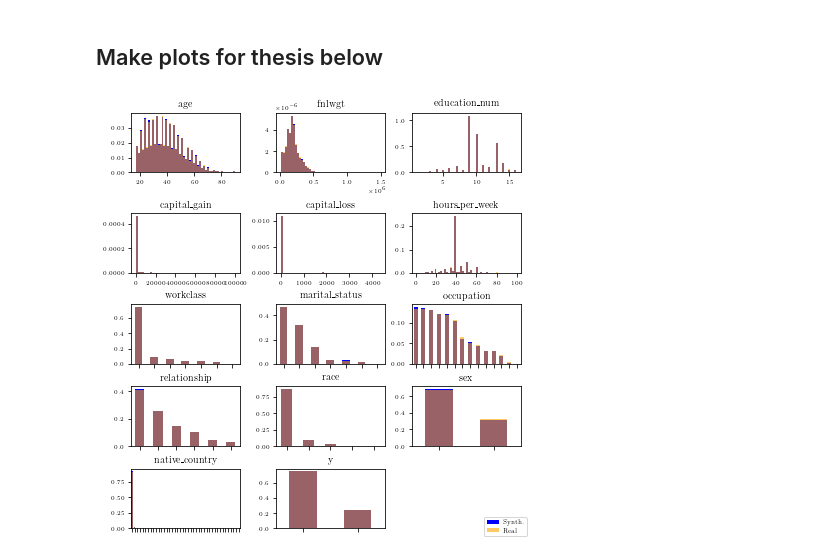
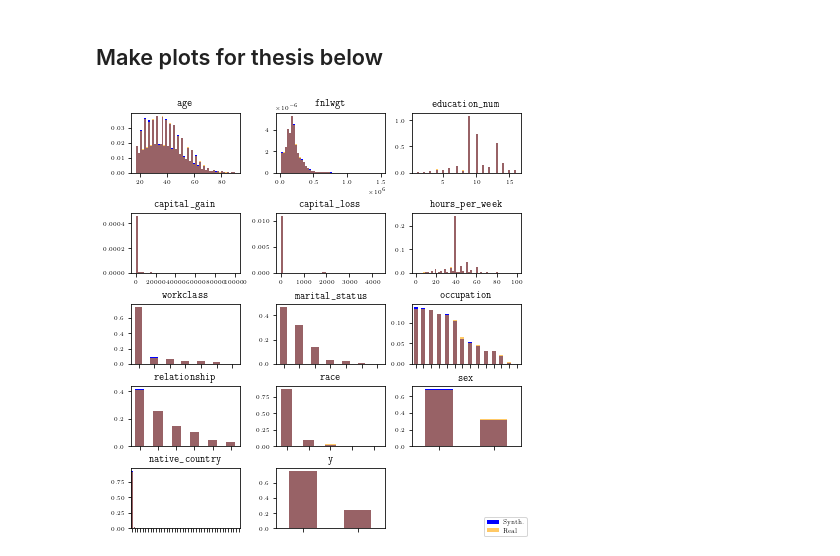
Before and after one commit to alexaoh/tabular-diffusion-for-counterfactuals, a Jupyter notebook: plotting/AD/plot_synthetic_data_mcce_AD.ipynb, the cells around one changed output. Saved outputs shown, nothing was run; the diff lists cells and outputs as text; code cells hidden in the pictures.

```diff
--- a/plotting/AD/plot_synthetic_data_mcce_AD.ipynb
+++ b/plotting/AD/plot_synthetic_data_mcce_AD.ipynb
@@ -272,27 +272,27 @@ Text(0.5, 1.0, 'Abs. Difference Correlation')
 # %%
 fig, axes = plt.subplots(5,3, figsize = set_size(subplots = (5,3)))
 axs = axes.ravel()
 features = numerical_features + categorical_features
 for idx, ax in enumerate(axs):
     if idx > len(features)-1:
         break
     if idx in range(len(numerical_features)):
         ax.hist(synthetic_samples[features[idx]], density = True, color = "b", label = "Synth.", bins = 50)
         ax.hist(real_data[features[idx]], color = "orange", alpha = 0.6, density = True, label = "Real", bins = 50)
         #ax.legend()
-        ax.title.set_text(features[idx])
+        ax.title.set_text(r"$\texttt{{{title}}}$".format(title = features[idx]))
     elif idx in range(len(numerical_features),len(numerical_features) + len(categorical_features)):
         (synthetic_samples[features[idx]].value_counts(normalize = True)).plot(kind='bar', ax = ax, color = "b", label = "Synth.")
         (real_data[features[idx]].value_counts(normalize = True)).plot(kind='bar', ax = ax, color = "orange", alpha = 0.6, label = "Real")
-        ax.title.set_text(features[idx])
+        ax.title.set_text(r"$\texttt{{{title}}}$".format(title = features[idx]))
         ax.xaxis.set_ticklabels([])
         #ax.legend()
 
 handles, labels = axs[0].get_legend_handles_labels()
 fig.legend(handles, labels, loc = "lower right")
 axes[4,2].set_axis_off()
 #plt.tight_layout()
 
 #plt.savefig("../../plots/AD/MCCE_Qual_AD.pdf", format="pdf", bbox_inches = "tight")
 # %% [output]
-[figure, old version]
+[figure, new version]
```
Also changed, not shown: 12 other files.
